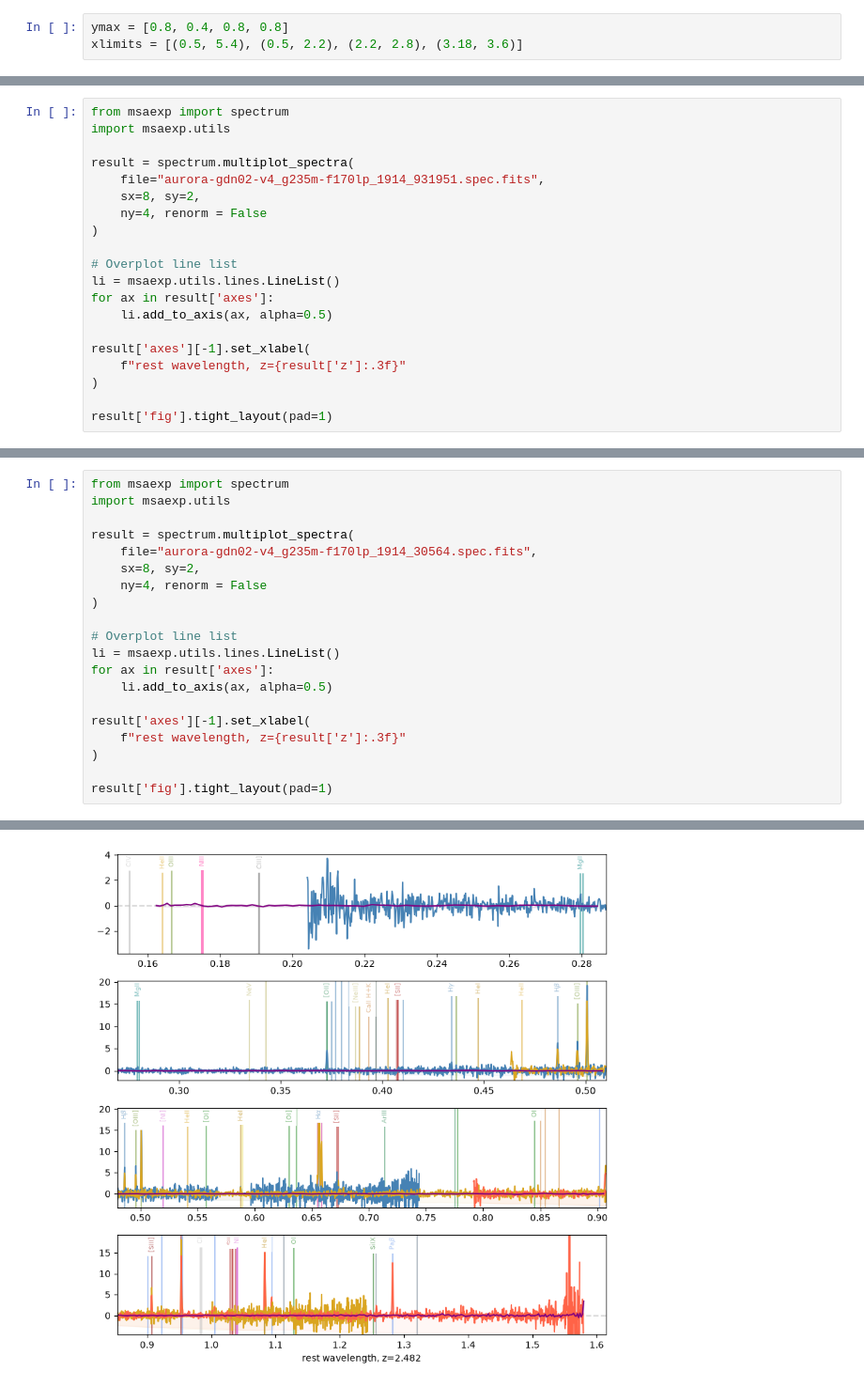
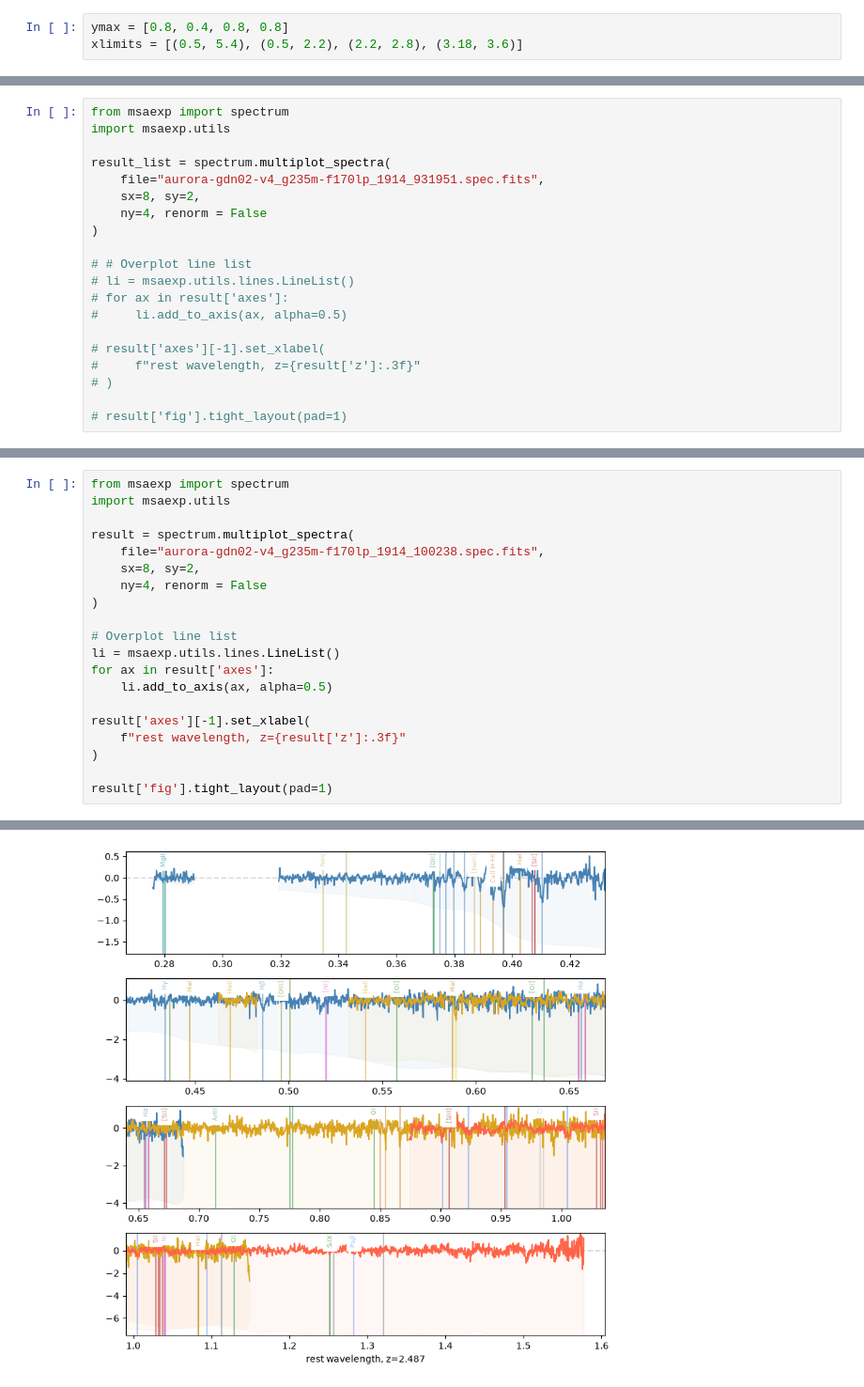
Before and after one commit to CrushinAngel/Astronomical_Investigation_Project, a Jupyter notebook: notebooks/demo.ipynb, the cells around one changed output, grey strips where cells are left out. Shown at 94% size. Saved outputs shown, nothing was run; the diff lists cells and outputs as text.

Commit message:
demo complete (not ordered) and spectrum_example midway. Managed to obtain specutils Spectrum objects for each G-F and plot

```diff
--- a/notebooks/demo.ipynb
+++ b/notebooks/demo.ipynb
@@ -292,22 +292,22 @@ _ = fig.tight_layout(pad=1)
 from msaexp import spectrum
 import msaexp.utils
 
-result = spectrum.multiplot_spectra(
+result_list = spectrum.multiplot_spectra(
     file="aurora-gdn02-v4_g235m-f170lp_1914_931951.spec.fits",
     sx=8, sy=2,
     ny=4, renorm = False
 )
 
-# Overplot line list
-li = msaexp.utils.lines.LineList()
-for ax in result['axes']:
-    li.add_to_axis(ax, alpha=0.5)
+# # Overplot line list
+# li = msaexp.utils.lines.LineList()
+# for ax in result['axes']:
+#     li.add_to_axis(ax, alpha=0.5)
 
-result['axes'][-1].set_xlabel(
-    f"rest wavelength, z={result['z']:.3f}"
-)
+# result['axes'][-1].set_xlabel(
+#     f"rest wavelength, z={result['z']:.3f}"
+# )
 
-result['fig'].tight_layout(pad=1)
+# result['fig'].tight_layout(pad=1)
 # %% [output]
 https://grizli-cutout.herokuapp.com/nirspec_extractions?file=aurora-gdn02-v4_g235m-f170lp_1914_931951.spec.fits&output=csv
 aurora-gdn02-v4_g140m-f100lp_1914_931951.spec.fits (True) 2.4832  grade=3
@@ -322,7 +322,7 @@ from msaexp import spectrum
 import msaexp.utils
 
 result = spectrum.multiplot_spectra(
-    file="aurora-gdn02-v4_g235m-f170lp_1914_30564.spec.fits",
+    file="aurora-gdn02-v4_g235m-f170lp_1914_100238.spec.fits",
     sx=8, sy=2,
     ny=4, renorm = False
 )
@@ -356,4 +348,4 @@ jades-gdn2-v4_prism-clear_1181_31328.spec.fits  z=2.482  0.16 – 1.58 µm
-[figure, old version]
+[figure, new version]
 # %%
 result['specs'][0].spec.info
 # %% [output]
```
Also changed, not shown: parts of 3 cells of this notebook, 1 other file.
